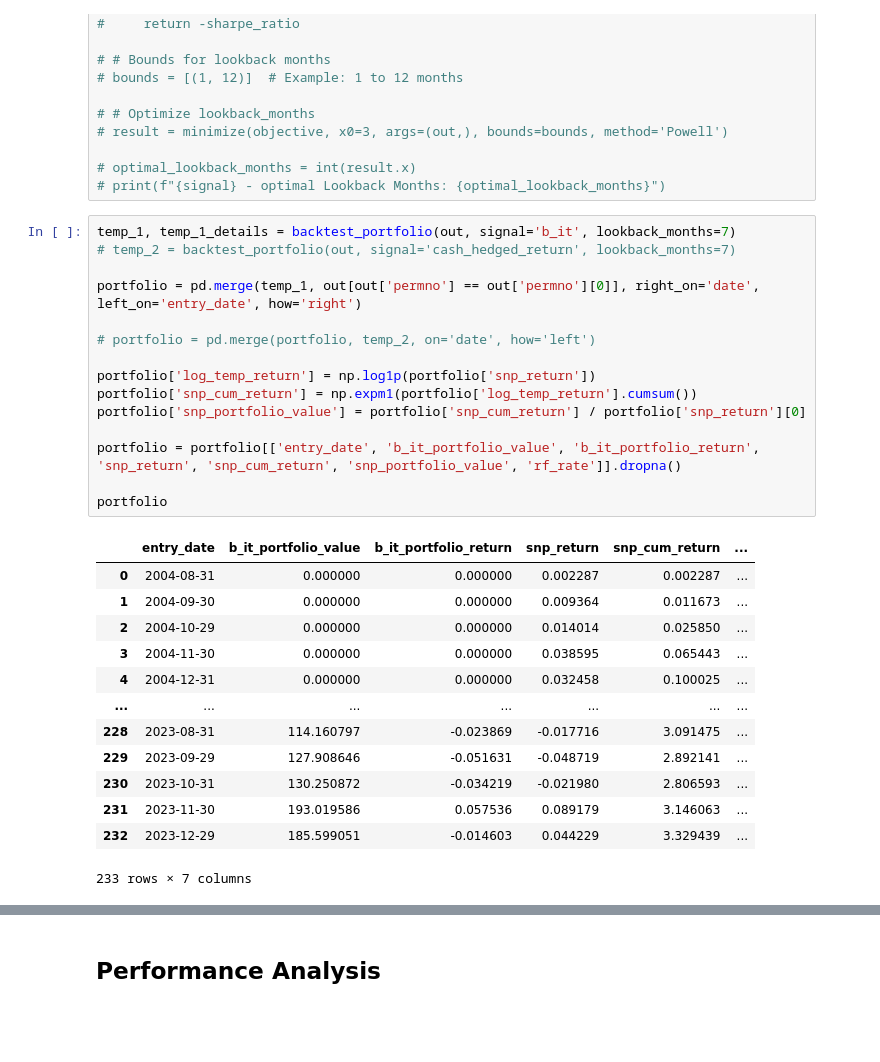
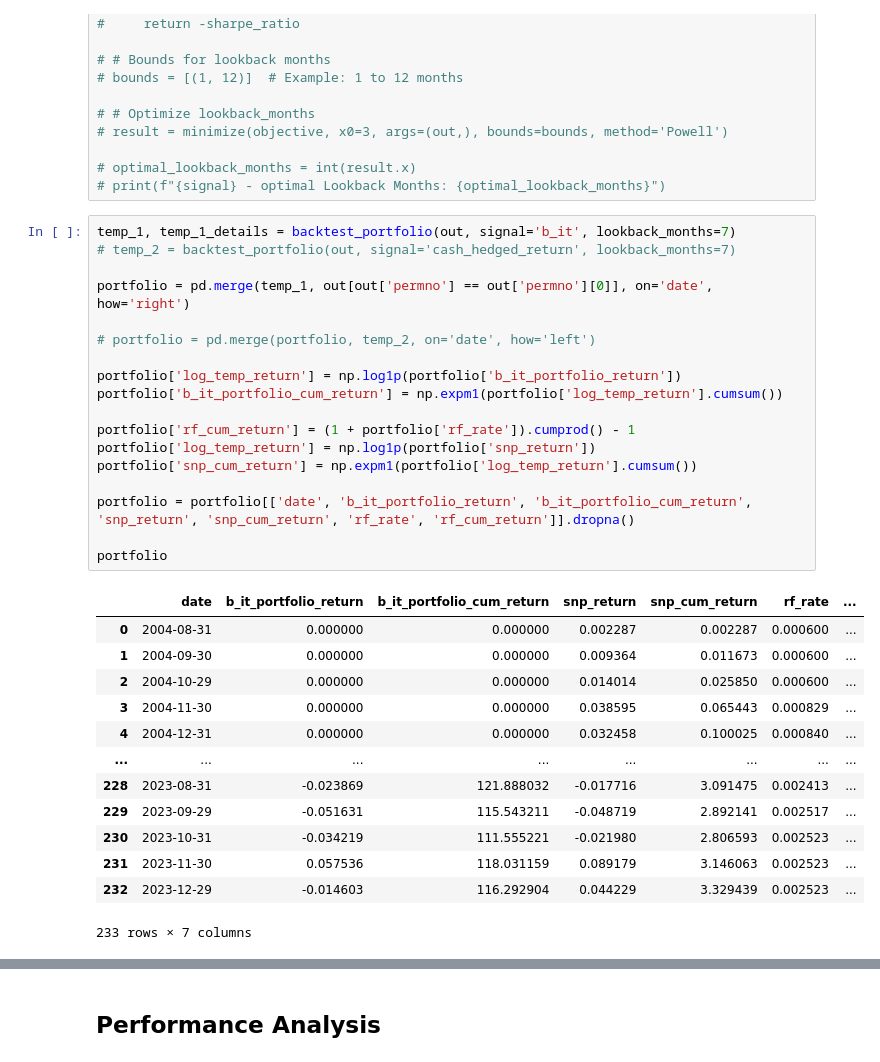
Before and after one commit to veervohra03/CashHedged, a Jupyter notebook: Veer-Base.ipynb, the cells around one changed output, grey strips where cells are left out. Saved outputs shown, nothing was run; the diff lists cells and outputs as text; blank space fills up the shorter version.

```diff
--- a/Veer-Base.ipynb
+++ b/Veer-Base.ipynb
@@ -646,31 +645,34 @@ This optimzation was run a couple times and averaged an output of 7. We cannot r
 # %%
 temp_1, temp_1_details = backtest_portfolio(out, signal='b_it', lookback_months=7)
 # temp_2 = backtest_portfolio(out, signal='cash_hedged_return', lookback_months=7)
 
-portfolio = pd.merge(temp_1, out[out['permno'] == out['permno'][0]], right_on='date', left_on='entry_date', how='right')
+portfolio = pd.merge(temp_1, out[out['permno'] == out['permno'][0]], on='date', how='right')
 
 # portfolio = pd.merge(portfolio, temp_2, on='date', how='left')
 
+portfolio['log_temp_return'] = np.log1p(portfolio['b_it_portfolio_return'])
+portfolio['b_it_portfolio_cum_return'] = np.expm1(portfolio['log_temp_return'].cumsum())
+
+portfolio['rf_cum_return'] = (1 + portfolio['rf_rate']).cumprod() - 1
 portfolio['log_temp_return'] = np.log1p(portfolio['snp_return'])
 portfolio['snp_cum_return'] = np.expm1(portfolio['log_temp_return'].cumsum())
-portfolio['snp_portfolio_value'] = portfolio['snp_cum_return'] / portfolio['snp_return'][0]
 
-portfolio = portfolio[['entry_date', 'b_it_portfolio_value', 'b_it_portfolio_return', 'snp_return', 'snp_cum_return', 'snp_portfolio_value', 'rf_rate']].dropna()
+portfolio = portfolio[['date', 'b_it_portfolio_return', 'b_it_portfolio_cum_return', 'snp_return', 'snp_cum_return', 'rf_rate', 'rf_cum_return']].dropna()
 
 portfolio
 # %% [output]
-|  | entry_date | b_it_portfolio_value | b_it_portfolio_return | snp_return | snp_cum_return | ... |
-| 0 | 2004-08-31 | 0.000000 | 0.000000 | 0.002287 | 0.002287 | ... |
-| 1 | 2004-09-30 | 0.000000 | 0.000000 | 0.009364 | 0.011673 | ... |
-| 2 | 2004-10-29 | 0.000000 | 0.000000 | 0.014014 | 0.025850 | ... |
-| 3 | 2004-11-30 | 0.000000 | 0.000000 | 0.038595 | 0.065443 | ... |
-| 4 | 2004-12-31 | 0.000000 | 0.000000 | 0.032458 | 0.100025 | ... |
-| ... | ... | ... | ... | ... | ... | ... |
-| 228 | 2023-08-31 | 114.160797 | -0.023869 | -0.017716 | 3.091475 | ... |
-| 229 | 2023-09-29 | 127.908646 | -0.051631 | -0.048719 | 2.892141 | ... |
-| 230 | 2023-10-31 | 130.250872 | -0.034219 | -0.021980 | 2.806593 | ... |
-| 231 | 2023-11-30 | 193.019586 | 0.057536 | 0.089179 | 3.146063 | ... |
-| 232 | 2023-12-29 | 185.599051 | -0.014603 | 0.044229 | 3.329439 | ... |
+|  | date | b_it_portfolio_return | b_it_portfolio_cum_return | snp_return | snp_cum_return | rf_rate | ... |
+| 0 | 2004-08-31 | 0.000000 | 0.000000 | 0.002287 | 0.002287 | 0.000600 | ... |
+| 1 | 2004-09-30 | 0.000000 | 0.000000 | 0.009364 | 0.011673 | 0.000600 | ... |
+| 2 | 2004-10-29 | 0.000000 | 0.000000 | 0.014014 | 0.025850 | 0.000600 | ... |
+| 3 | 2004-11-30 | 0.000000 | 0.000000 | 0.038595 | 0.065443 | 0.000829 | ... |
+| 4 | 2004-12-31 | 0.000000 | 0.000000 | 0.032458 | 0.100025 | 0.000840 | ... |
+| ... | ... | ... | ... | ... | ... | ... | ... |
+| 228 | 2023-08-31 | -0.023869 | 121.888032 | -0.017716 | 3.091475 | 0.002413 | ... |
+| 229 | 2023-09-29 | -0.051631 | 115.543211 | -0.048719 | 2.892141 | 0.002517 | ... |
+| 230 | 2023-10-31 | -0.034219 | 111.555221 | -0.021980 | 2.806593 | 0.002523 | ... |
+| 231 | 2023-11-30 | 0.057536 | 118.031159 | 0.089179 | 3.146063 | 0.002523 | ... |
+| 232 | 2023-12-29 | -0.014603 | 116.292904 | 0.044229 | 3.329439 | 0.002523 | ... |
 233 rows × 7 columns
 # %%
 temp_1_details
```
Also changed, not shown: parts of 8 cells of this notebook.
